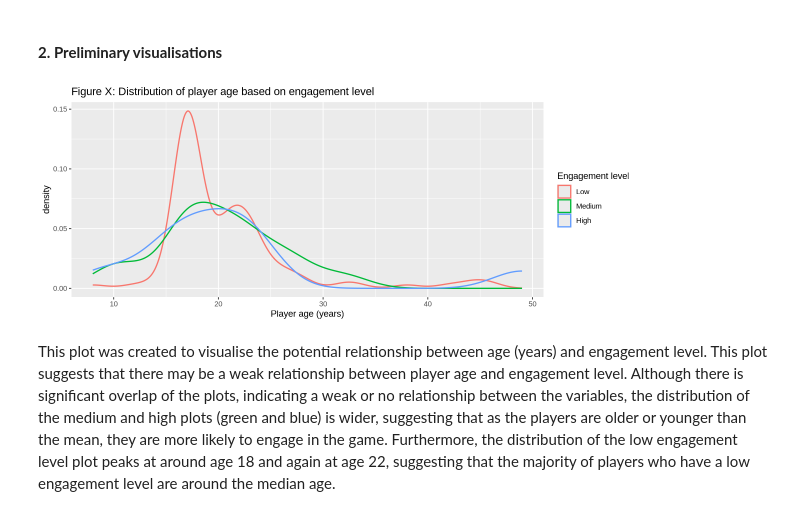
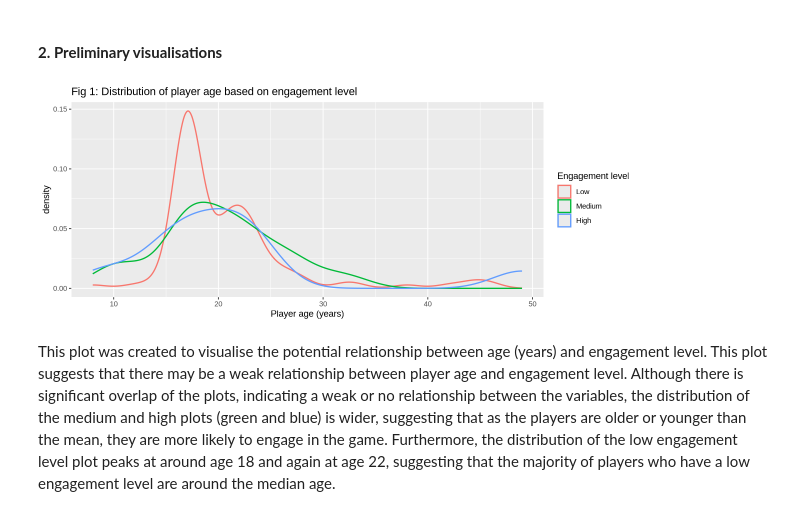
Before and after one commit to emma-chow/DSCI-Final-Project, a Jupyter notebook: Final_Project.ipynb, the cells around one changed output. Saved outputs shown, nothing was run; the diff lists cells and outputs as text; code cells hidden in the pictures.

```diff
--- a/Final_Project.ipynb
+++ b/Final_Project.ipynb
@@ -213,15 +213,15 @@ players_summary
 # %%
 options(repr.plot.height = 4, repr.plot.width = 10)
 plot_1 <- players_train |>
     ggplot(aes(x = Age, colour = engagement_level)) +
     geom_density(alpha = 0.2, linewidth = 0.75) +
     labs(x = "Player age (years)",
          colour = "Engagement level",
-         title = "Figure X: Distribution of player age based on engagement level") +
+         title = "Fig 1: Distribution of player age based on engagement level") +
     theme(element_text(size = 10))
 plot_1
 # %% [output]
-[figure, old version]
+[figure, new version]
 # %% [markdown]
 This plot was created to visualise the potential relationship between age (years) and engagement level. This plot suggests that there may be a weak relationship between player age and engagement level. Although there is significant overlap of the plots, indicating a weak or no relationship between the variables, the distribution of the medium and high plots (green and blue) is wider, suggesting that as the players are older or younger than the mean, they are more likely to engage in the game. Furthermore, the distribution of the low engagement level plot peaks at around age 18 and again at age 22, suggesting that the majority of players who have a low engagement level are around the median age.
 # %% [markdown]
```
Also changed, not shown: parts of 3 cells of this notebook.
